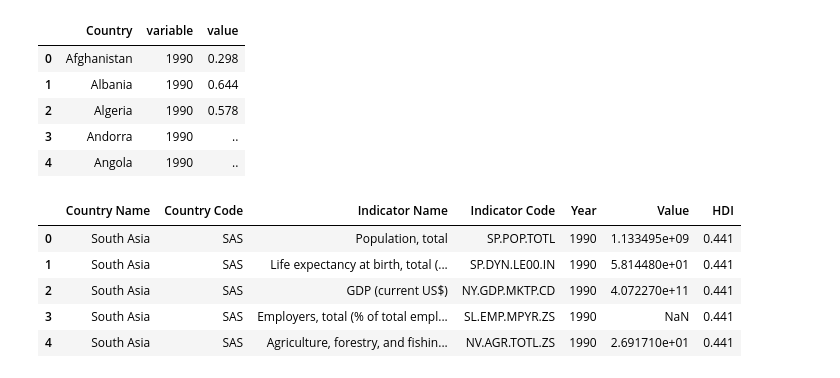
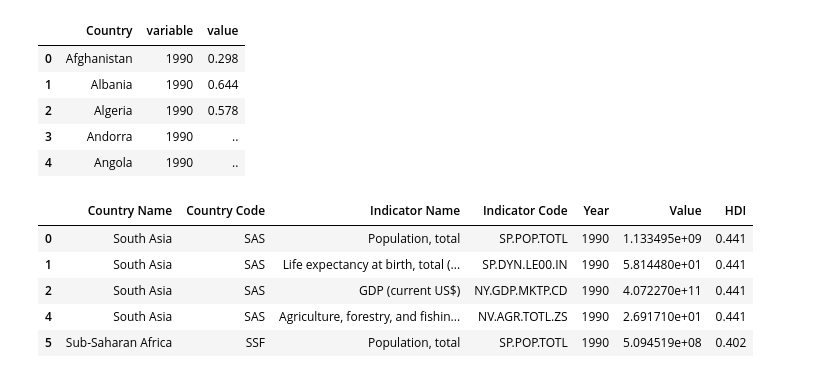
Before and after one commit to linmck/finalproject, a Jupyter notebook: Predict_HDI.ipynb, the cells around one changed output. Drawn from its saved outputs; the diff is of its cells as text; code cells hidden in the pictures.

```diff
--- a/Predict_HDI.ipynb
+++ b/Predict_HDI.ipynb
@@ -7,7 +7,7 @@ import numpy as np
 from scipy import stats
 import matplotlib.lines as mlines
 
-filepath = os.path.join('resources', 'Indicator_df.csv')
+filepath = os.path.join('resources', 'indicator_df.csv')
 Indicator_df = pd.read_csv(filepath, header=0)
 
 filepath = os.path.join('resources','HDI_df.csv')
@@ -38,12 +38,13 @@ merged_df = pd.merge(Indicator_df, hdi_df, left_on = ['Country Name', 'Year'], r
 # %%
 new_df = merged_df.drop(['Country', 'variable'], axis=1)
 new_df = new_df.rename(columns={"value_x": "Value", "value_y": "HDI"})
+new_df = new_df.dropna()
 new_df.head()
 # %% [output]
 |  | Country Name | Country Code | Indicator Name | Indicator Code | Year | Value | HDI |
 | 0 | South Asia | SAS | Population, total | SP.POP.TOTL | 1990 | 1.133495e+09 | 0.441 |
 | 1 | South Asia | SAS | Life expectancy at birth, total (... | SP.DYN.LE00.IN | 1990 | 5.814480e+01 | 0.441 |
 | 2 | South Asia | SAS | GDP (current US$) | NY.GDP.MKTP.CD | 1990 | 4.072270e+11 | 0.441 |
-| 3 | South Asia | SAS | Employers, total (% of total empl... | SL.EMP.MPYR.ZS | 1990 | NaN | 0.441 |
 | 4 | South Asia | SAS | Agriculture, forestry, and fishin... | NV.AGR.TOTL.ZS | 1990 | 2.691710e+01 | 0.441 |
+| 5 | Sub-Saharan Africa | SSF | Population, total | SP.POP.TOTL | 1990 | 5.094519e+08 | 0.402 |
 # %%
```
Also changed, not shown: parts of 5 cells of this notebook, 5 other files.
